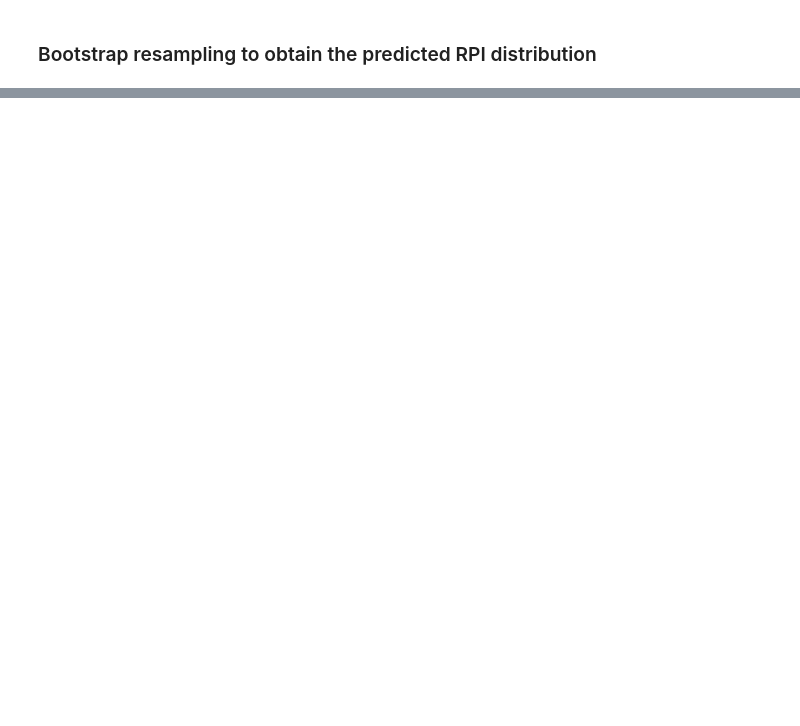
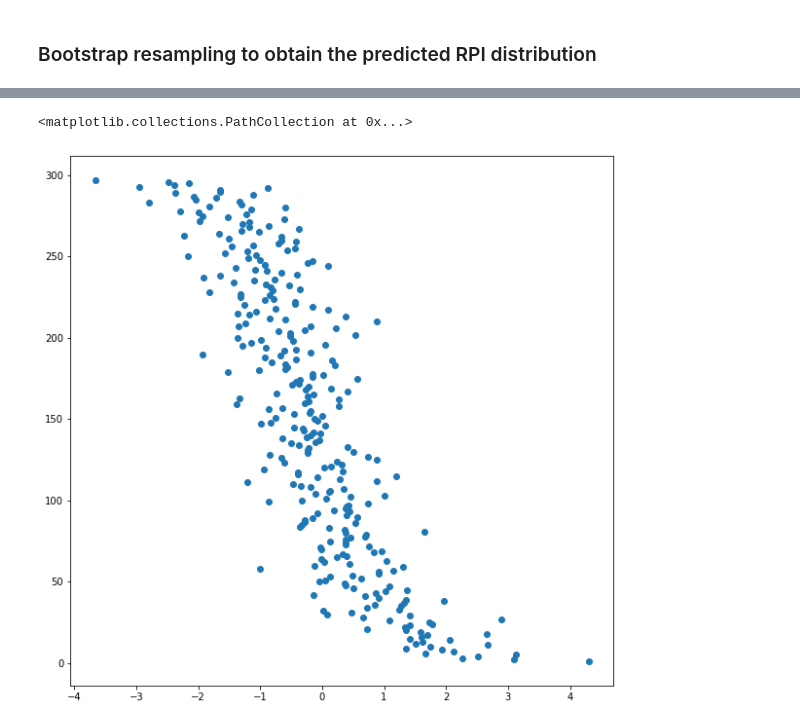
Before and after one commit to koeunlim/Capstone_Softball, a Jupyter notebook: 05-1_NCAA_Softball_Model1_XGBoost_RPI_famd.ipynb, the cells around one changed output, grey strips where cells are left out. Drawn from its saved outputs; the diff is of its cells as text; code cells hidden in the pictures; blank space fills up the shorter version.

```diff
--- a/05-1_NCAA_Softball_Model1_XGBoost_RPI_famd.ipynb
+++ b/05-1_NCAA_Softball_Model1_XGBoost_RPI_famd.ipynb
@@ -356,0 +393,5 @@ X_2019.head()
+# %%
+plt.scatter(X_famd_2019[0],y_RPI_2019)
+# %% [output]
+<matplotlib.collections.PathCollection at 0x...>
+[figure, added]
```
Also changed, not shown: parts of 27 cells of this notebook, 5 other files.
